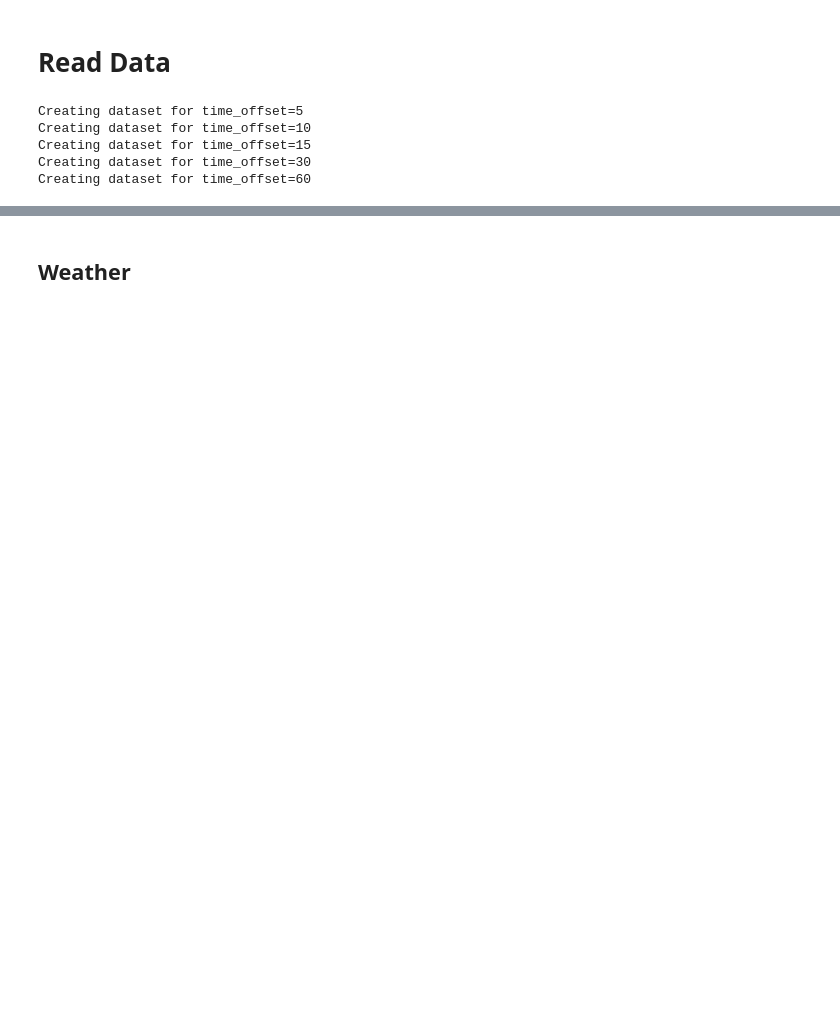
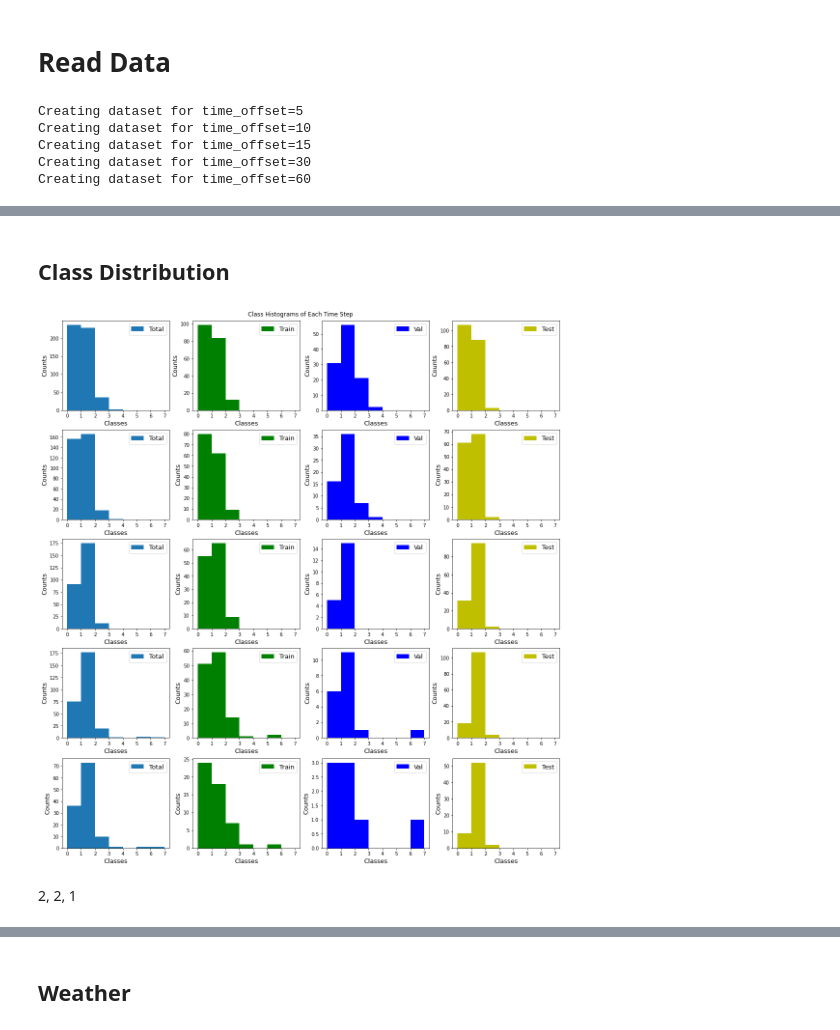
Before and after one commit to Hsgngr/KuKu, a Jupyter notebook: training_plot.ipynb, the cells around one changed output, grey strips where cells are left out. Saved outputs shown, nothing was run; the diff lists cells and outputs as text; code cells hidden in the pictures; blank space fills up the shorter version.

```diff
--- a/training_plot.ipynb
+++ b/training_plot.ipynb
@@ -99,0 +86,36 @@ test (63, 11)
+# %% [markdown]
+## Class Distribution
+# %%
+def plot_class_histograms_to_row(axs, df_timed_dct_single_time, time_offset, max_class_idx=6):
+    """Takes a dict for single time_offset"""
+
+    y_train = df_timed_dct_single_time['train']["TARGET_WEATHER"].to_numpy()
+    y_val = df_timed_dct_single_time['val']["TARGET_WEATHER"].to_numpy()
+    y_test = df_timed_dct_single_time['test']["TARGET_WEATHER"].to_numpy()
+    y_all = np.concatenate([y_train,y_val,y_test])
+
+    axs[0].hist(y_all, bins=np.arange(max_class_idx+1), label='Total')
+    axs[1].hist(y_train, bins=np.arange(max_class_idx+1), label='Train', color='g')
+    axs[2].hist(y_val, bins=np.arange(max_class_idx+1), label='Val', color='b')
+    axs[3].hist(y_test, bins=np.arange(max_class_idx+1), label='Test', color='y')
+
+    for ax in axs:
+        ax.set_xlabel('Classes', fontsize=13)
+        ax.set_ylabel('Counts', fontsize=13)
+        ax.set_xticks(np.arange(max_class_idx+1))
+        ax.legend(loc=1, fontsize=13)
+
+def plot_class_histograms(df_timed_dct, max_classes=7):
+    fig, axs = plt.subplots(5, 4, figsize=(15,16), constrained_layout=True)
+    fig.suptitle('Class Histograms of Each Time Step')
+    for i, (time_offset, df_timed_dct_single_time) in enumerate(df_timed_dct.items()):
+        plot_class_histograms_to_row(axs[i], df_timed_dct_single_time, time_offset, max_classes)
+    plt.show()
+    return fig
+# %%
+fig = plot_class_histograms(_df_timed_dct)
+#fig.savefig('Weather_Classes-Before.jpeg')
+# %% [output]
+[figure, added]
+# %% [markdown]
+2, 2, 1
```
Also changed, not shown: parts of 17 cells of this notebook.
